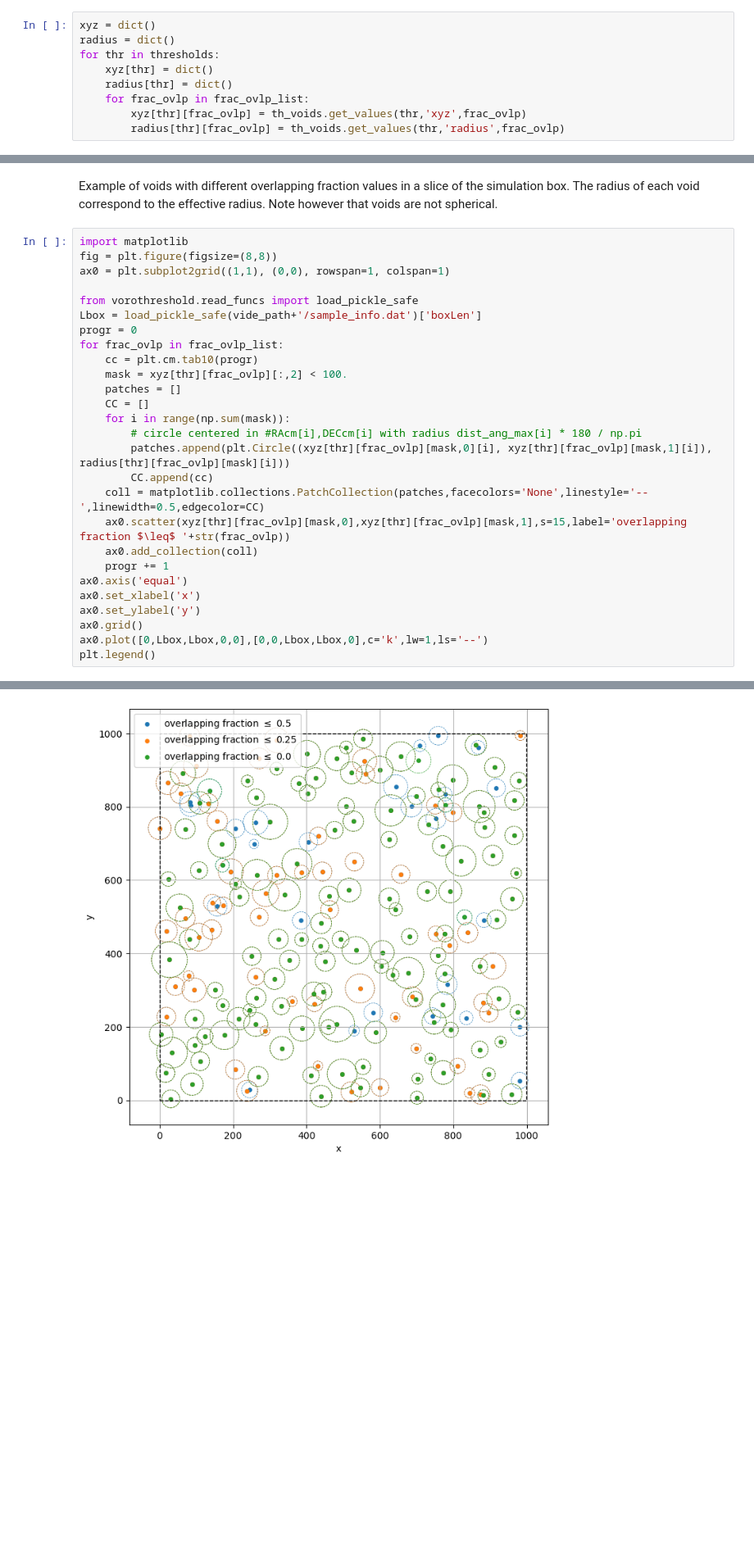
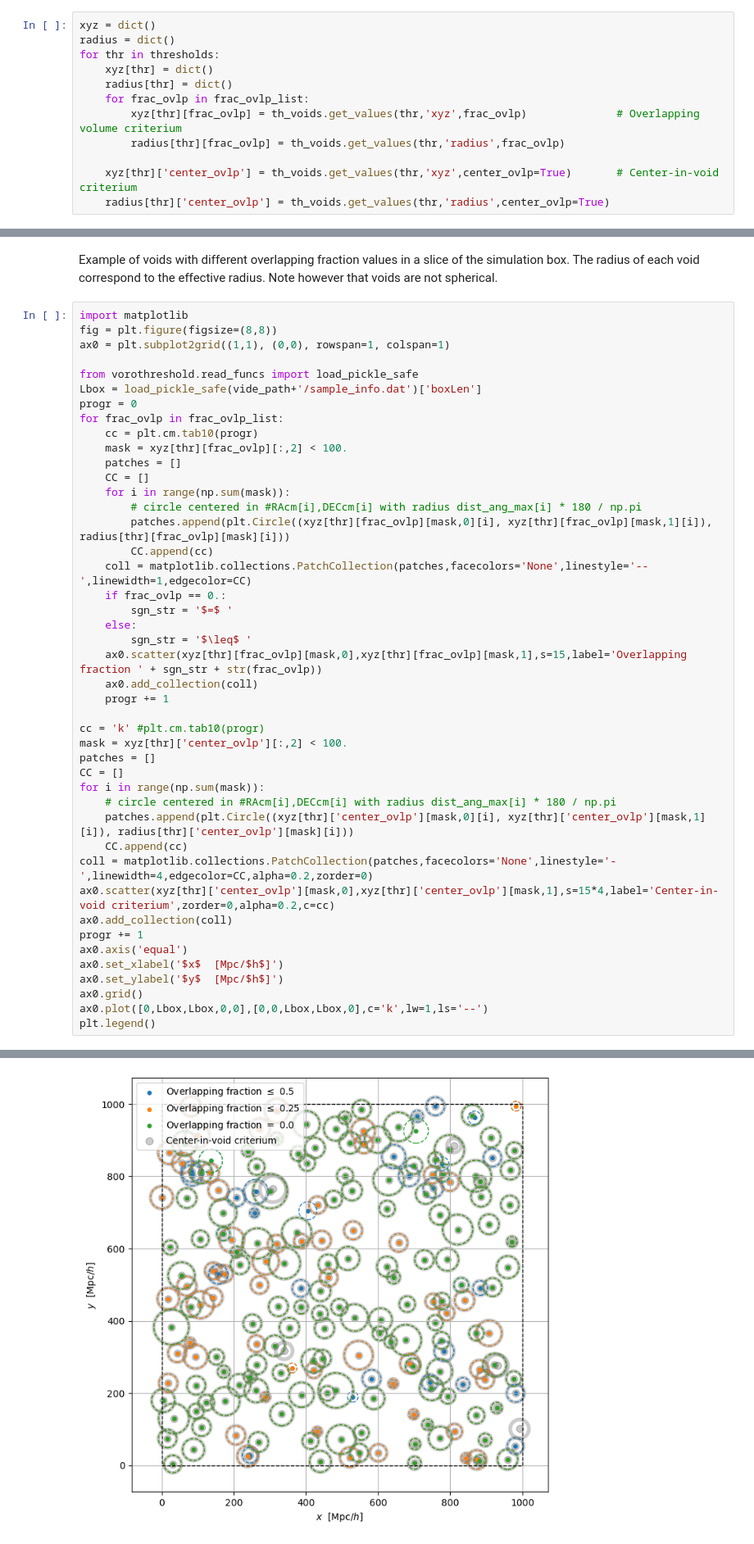
Before and after one commit to Giovanni-Verza/Voronoi_postprocess, a Jupyter notebook: example/box_vide.ipynb, the cells around one changed output, grey strips where cells are left out. Shown at 82% size. Saved outputs shown, nothing was run; the diff lists cells and outputs as text; blank space fills up the shorter version.

```diff
--- a/example/box_vide.ipynb
+++ b/example/box_vide.ipynb
@@ -98,5 +110,8 @@ for thr in thresholds:
     xyz[thr] = dict()
     radius[thr] = dict()
     for frac_ovlp in frac_ovlp_list:
-        xyz[thr][frac_ovlp] = th_voids.get_values(thr,'xyz',frac_ovlp)
+        xyz[thr][frac_ovlp] = th_voids.get_values(thr,'xyz',frac_ovlp)              # Overlapping volume criterium
         radius[thr][frac_ovlp] = th_voids.get_values(thr,'radius',frac_ovlp)
+
+    xyz[thr]['center_ovlp'] = th_voids.get_values(thr,'xyz',center_ovlp=True)       # Center-in-void criterium
+    radius[thr]['center_ovlp'] = th_voids.get_values(thr,'radius',center_ovlp=True)
@@ -105,30 +131,47 @@ Example of voids with different overlapping fraction values in a slice of the si
 # %%
 import matplotlib
 fig = plt.figure(figsize=(8,8))
 ax0 = plt.subplot2grid((1,1), (0,0), rowspan=1, colspan=1)
 
 from vorothreshold.read_funcs import load_pickle_safe
 Lbox = load_pickle_safe(vide_path+'/sample_info.dat')['boxLen']
 progr = 0
 for frac_ovlp in frac_ovlp_list:
     cc = plt.cm.tab10(progr)
     mask = xyz[thr][frac_ovlp][:,2] < 100.
     patches = []
     CC = []
     for i in range(np.sum(mask)):
         # circle centered in #RAcm[i],DECcm[i] with radius dist_ang_max[i] * 180 / np.pi
         patches.append(plt.Circle((xyz[thr][frac_ovlp][mask,0][i], xyz[thr][frac_ovlp][mask,1][i]), radius[thr][frac_ovlp][mask][i]))
         CC.append(cc)
-    coll = matplotlib.collections.PatchCollection(patches,facecolors='None',linestyle='--',linewidth=0.5,edgecolor=CC)
-    ax0.scatter(xyz[thr][frac_ovlp][mask,0],xyz[thr][frac_ovlp][mask,1],s=15,label='overlapping fraction $\leq$ '+str(frac_ovlp))
+    coll = matplotlib.collections.PatchCollection(patches,facecolors='None',linestyle='--',linewidth=1,edgecolor=CC)
+    if frac_ovlp == 0.:
+        sgn_str = '$=$ '
+    else:
+        sgn_str = '$\leq$ '
+    ax0.scatter(xyz[thr][frac_ovlp][mask,0],xyz[thr][frac_ovlp][mask,1],s=15,label='Overlapping fraction ' + sgn_str + str(frac_ovlp))
     ax0.add_collection(coll)
     progr += 1
+
+cc = 'k' #plt.cm.tab10(progr)
+mask = xyz[thr]['center_ovlp'][:,2] < 100.
+patches = []
+CC = []
+for i in range(np.sum(mask)):
+    # circle centered in #RAcm[i],DECcm[i] with radius dist_ang_max[i] * 180 / np.pi
+    patches.append(plt.Circle((xyz[thr]['center_ovlp'][mask,0][i], xyz[thr]['center_ovlp'][mask,1][i]), radius[thr]['center_ovlp'][mask][i]))
+    CC.append(cc)
+coll = matplotlib.collections.PatchCollection(patches,facecolors='None',linestyle='-',linewidth=4,edgecolor=CC,alpha=0.2,zorder=0)
+ax0.scatter(xyz[thr]['center_ovlp'][mask,0],xyz[thr]['center_ovlp'][mask,1],s=15*4,label='Center-in-void criterium',zorder=0,alpha=0.2,c=cc)
+ax0.add_collection(coll)
+progr += 1
 ax0.axis('equal')
-ax0.set_xlabel('x')
-ax0.set_ylabel('y')
+ax0.set_xlabel('$x$  [Mpc/$h$]')
+ax0.set_ylabel('$y$  [Mpc/$h$]')
 ax0.grid()
 ax0.plot([0,Lbox,Lbox,0,0],[0,0,Lbox,Lbox,0],c='k',lw=1,ls='--')
 plt.legend()
 # %% [output]
 <matplotlib.legend.Legend at 0x...>
-[figure, old version]
+[figure, new version]
```
Also changed, not shown: parts of 12 cells of this notebook, 4 other files.
